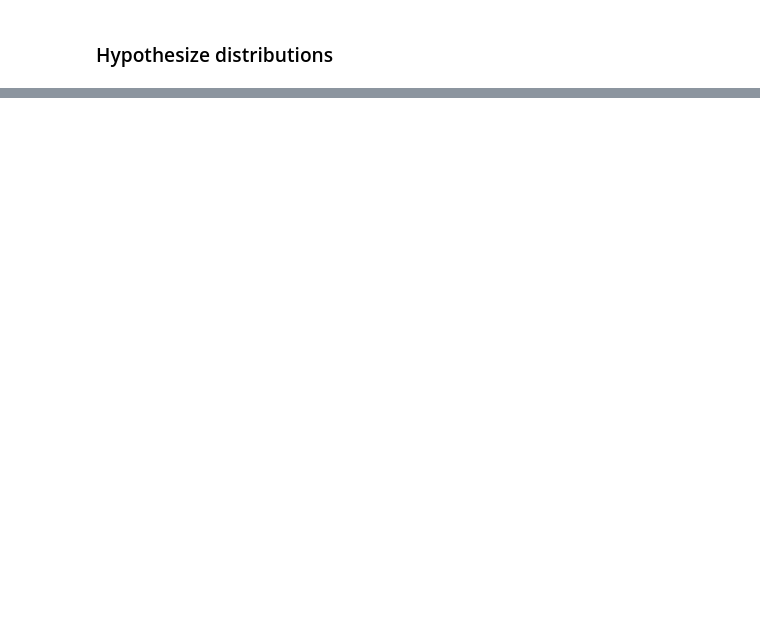
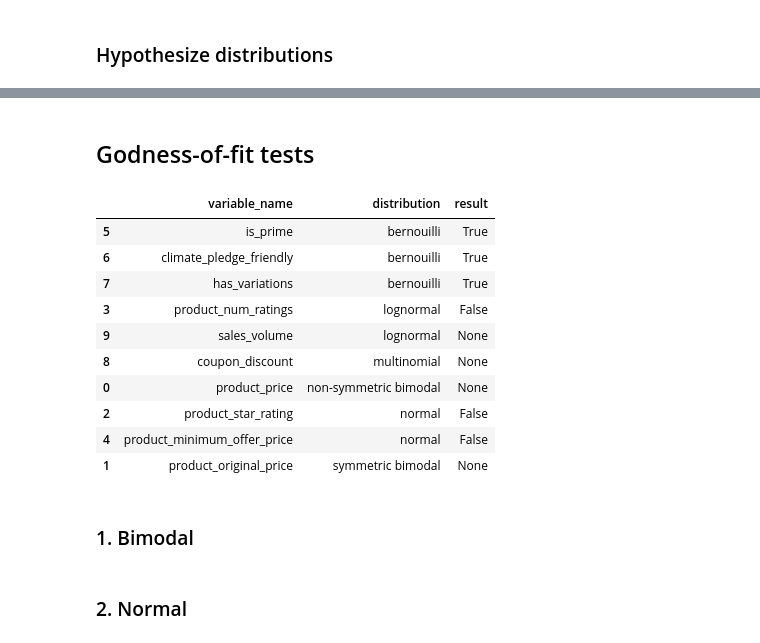
Before and after one commit to santiagoahl/amazon-mlops-dashboard, a Jupyter notebook: notebooks/eda.ipynb, the cells around one changed output, grey strips where cells are left out. Drawn from its saved outputs; the diff is of its cells as text; code cells hidden in the pictures; blank space fills up the shorter version.

```diff
--- a/notebooks/eda.ipynb
+++ b/notebooks/eda.ipynb
@@ -21,2 +50,15 @@ ModuleNotFoundError: No module named 'pandas'
 # %% [markdown]
 ### Hypothesize distributions
+# %%
+hypothesized_distributions = {
+    'product_price': 'non-symmetric bimodal',
+    'product_original_price': 'symmetric bimodal',
+    'product_star_rating': 'normal',
+    'product_num_ratings': 'lognormal',
+    'product_minimum_offer_price': 'normal',
+    'is_prime': 'bernouilli',
+    'climate_pledge_friendly': 'bernouilli',
+    'has_variations': 'bernouilli',
+    'coupon_discount': 'multinomial',
+    'sales_volume': 'lognormal'
+}
@@ -22,0 +90,2 @@ ModuleNotFoundError: No module named 'pandas'
+# %% [markdown]
+## Godness-of-fit tests
@@ -22,0 +94,19 @@ ModuleNotFoundError: No module named 'pandas'
+# %%
+hypotheses = pd.DataFrame(hypothesized_distributions.items(), columns=["variable_name", "distribution"])
+hypotheses.sort_values(by="distribution", inplace=True)
+# %%
+hypotheses["result"] = None
+# %%
+hypotheses
+# %% [output]
+|  | variable_name | distribution | result |
+| 5 | is_prime | bernouilli | True |
+| 6 | climate_pledge_friendly | bernouilli | True |
+| 7 | has_variations | bernouilli | True |
+| 3 | product_num_ratings | lognormal | False |
+| 9 | sales_volume | lognormal | None |
+| 8 | coupon_discount | multinomial | None |
+| 0 | product_price | non-symmetric bimodal | None |
+| 2 | product_star_rating | normal | False |
+| 4 | product_minimum_offer_price | normal | False |
+| 1 | product_original_price | symmetric bimodal | None |
@@ -22,0 +116,4 @@ ModuleNotFoundError: No module named 'pandas'
+# %% [markdown]
+### 1. Bimodal
+# %% [markdown]
+### 2. Normal
```
Also changed, not shown: parts of 28 cells of this notebook, 3 other files.
